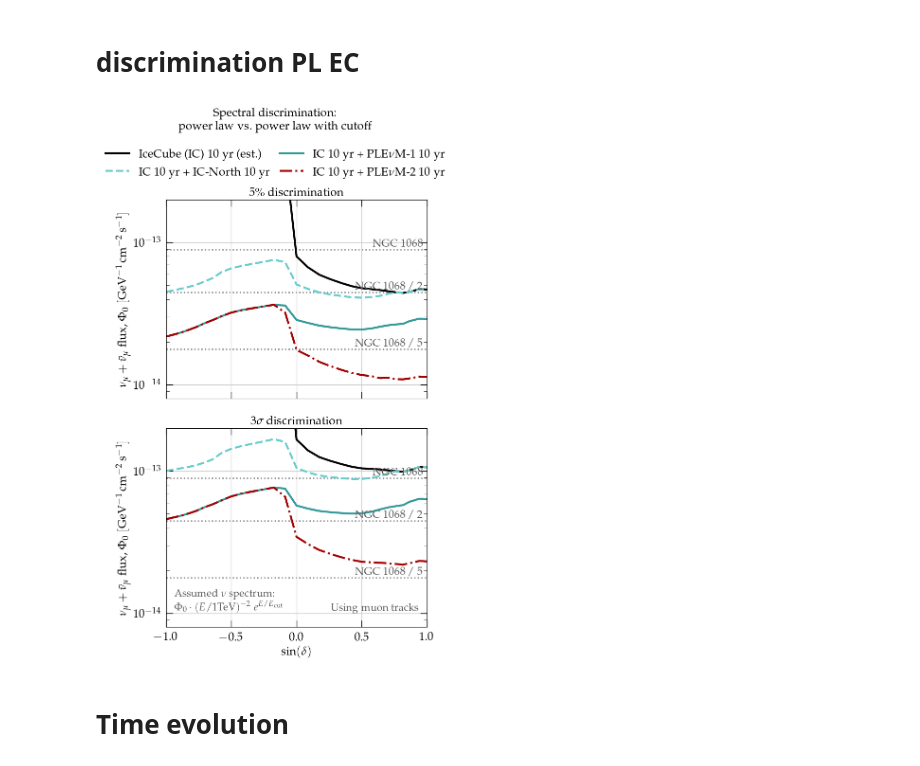
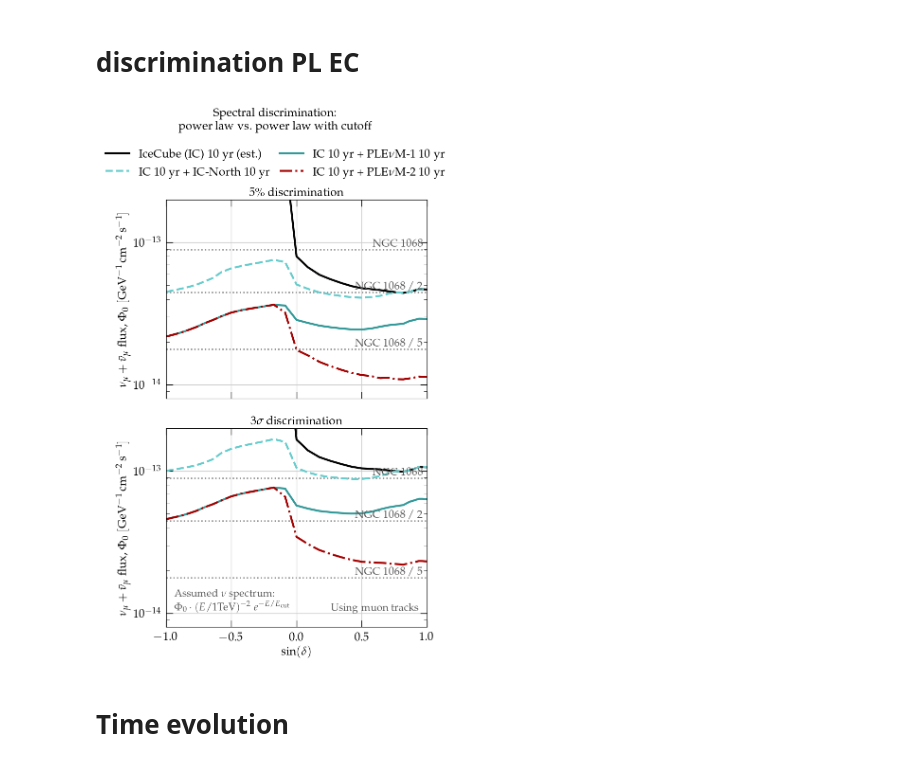
Before and after one commit to PLEnuM-group/Plenum, a Jupyter notebook: notebooks/misc/plotting_standalone.ipynb, the cells around one changed output. Drawn from its saved outputs; the diff is of its cells as text; code cells hidden in the pictures.

```diff
--- a/notebooks/misc/plotting_standalone.ipynb
+++ b/notebooks/misc/plotting_standalone.ipynb
@@ -482,35 +482,35 @@ axes[1].set_title(r"$3 \sigma$ discrimination", fontsize=18)
 axes[1].set_xlabel(r"$\sin(\delta)$", fontsize=18)
 f.subplots_adjust(hspace=0.15, top=0.83)
 f.suptitle(
     "Spectral discrimination: \n power law vs. power law with cutoff", fontsize=18
 )
 axes[1].annotate(
     r"Assumed $\nu$ spectrum: "
     + "\n"
-    + r"$\Phi_0 \cdot (E/{\rm 1 TeV})^{-2}~e^{E/E_{\rm cut}}$",
+    + r"$\Phi_0 \cdot (E/{\rm 1 TeV})^{-2}~e^{-E/E_{\rm cut}}$",
     xy=(-0.94, 1e-14),
         #xy=(-0.94, 1.8e-13),
     ha="left",
     va="bottom",
     zorder=10,
     color=font_color,
     fontsize=16,  # "large",
 )
 axes[1].annotate(
     "Using muon tracks",
     xy=(0.94, 1e-14),
         #xy=(0.94, 1.8e-13),
     ha="right",
     va="bottom",
     zorder=10,
     color=font_color,
     fontsize=16,  # "large",
 )
 f.savefig(
     join(st.BASEPATH, plot_path, "ngc_spectral_disc_pot.pdf"), bbox_inches="tight"
 )
 # %% [output]
-[figure, old version]
+[figure, new version]
 # %% [markdown]
 # Time evolution
 # %% [markdown]
```
Also changed, not shown: parts of 12 cells of this notebook, 18 other files.
